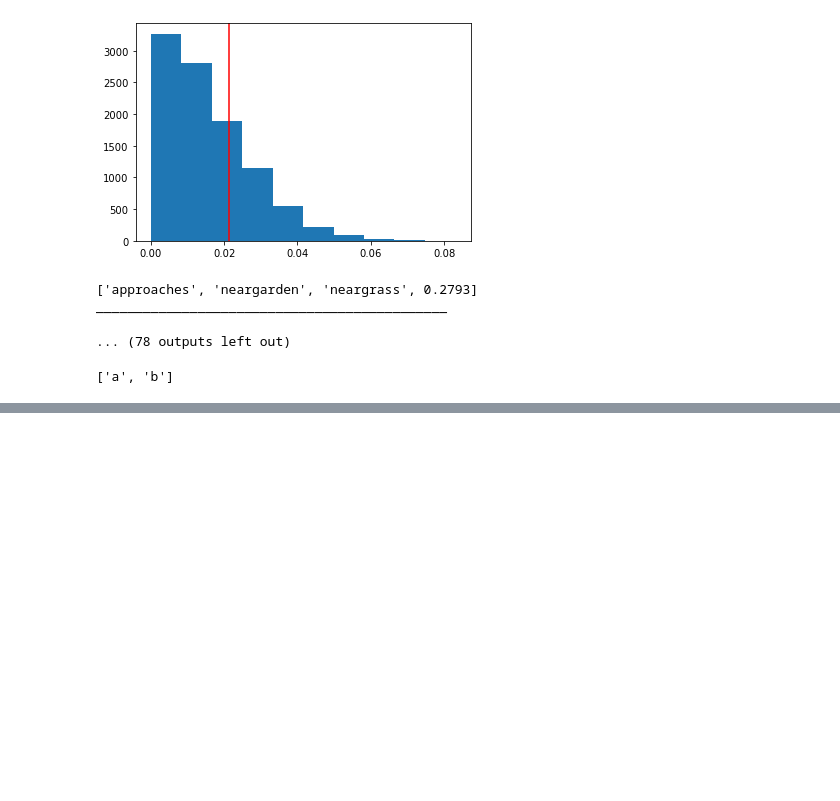
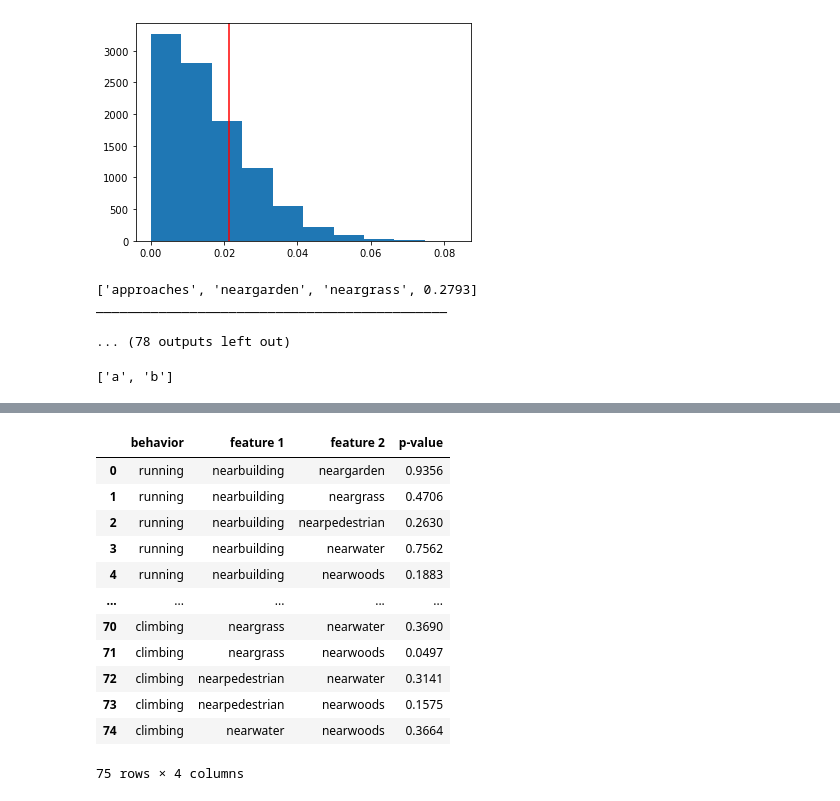
Before and after one commit to c6shi/nyc-squirrels, a Jupyter notebook: scratch/statistical tests.ipynb, the cells around one changed output, grey strips where cells are left out. Drawn from its saved outputs; the diff is of its cells as text; code cells hidden in the pictures; blank space fills up the shorter version.

```diff
--- a/scratch/statistical tests.ipynb
+++ b/scratch/statistical tests.ipynb
@@ -271,0 +275,16 @@ stats.columns=['behavior', 'feature 1', 'feature 2', 'p-value']
+# %%
+stats_df
+# %% [output]
+|  | behavior | feature 1 | feature 2 | p-value |
+| 0 | running | nearbuilding | neargarden | 0.9356 |
+| 1 | running | nearbuilding | neargrass | 0.4706 |
+| 2 | running | nearbuilding | nearpedestrian | 0.2630 |
+| 3 | running | nearbuilding | nearwater | 0.7562 |
+| 4 | running | nearbuilding | nearwoods | 0.1883 |
+| ... | ... | ... | ... | ... |
+| 70 | climbing | neargrass | nearwater | 0.3690 |
+| 71 | climbing | neargrass | nearwoods | 0.0497 |
+| 72 | climbing | nearpedestrian | nearwater | 0.3141 |
+| 73 | climbing | nearpedestrian | nearwoods | 0.1575 |
+| 74 | climbing | nearwater | nearwoods | 0.3664 |
+75 rows × 4 columns
```
Also changed, not shown: parts of 5 cells of this notebook.
